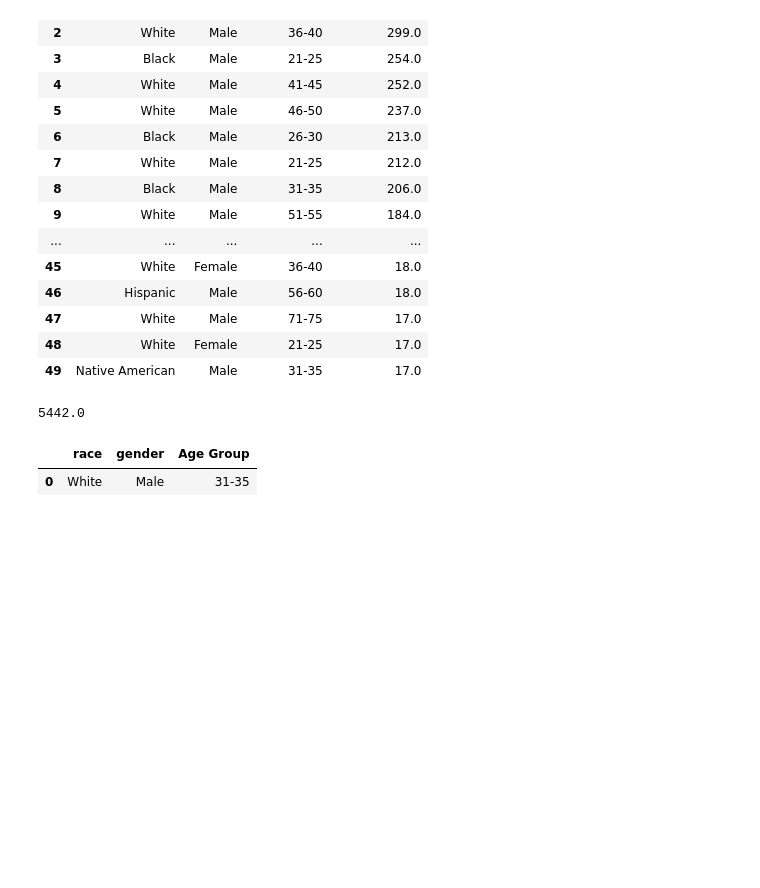
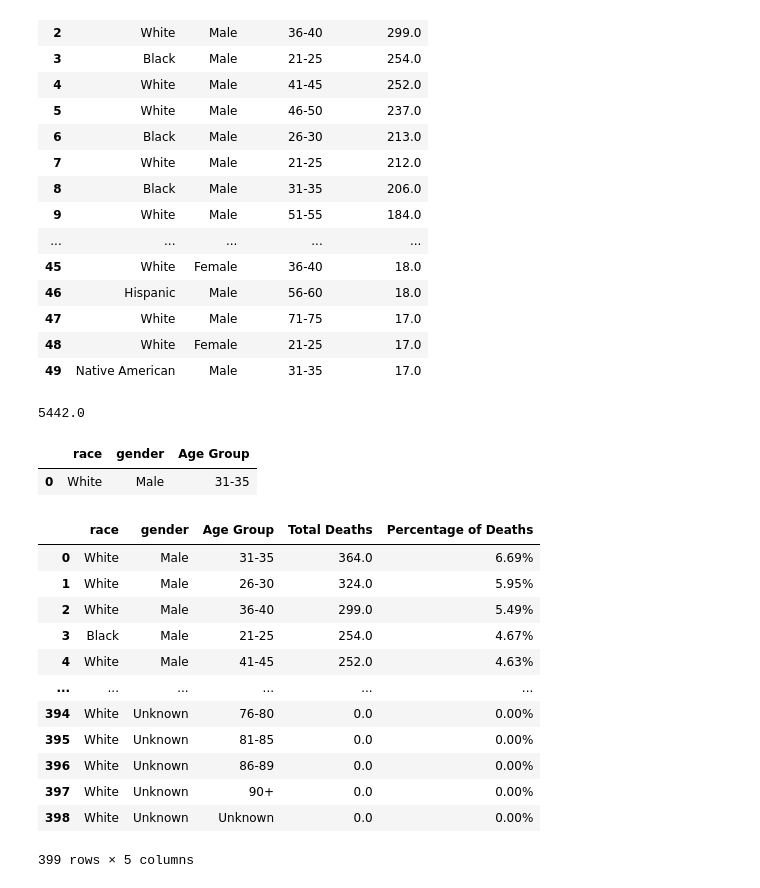
Before and after one commit to szerpa17/fatal-police-shootings, a Jupyter notebook: Brynn_demographic_data_exploration.ipynb, the cells around one changed output. Saved outputs shown, nothing was run; the diff lists cells and outputs as text; code cells hidden in the pictures; blank space fills up the shorter version.

```diff
--- a/Brynn_demographic_data_exploration.ipynb
+++ b/Brynn_demographic_data_exploration.ipynb
@@ -383,0 +382,25 @@ top_demo_clean2.head(1)
+# %%
+# Calculate totals and percentage for gender, race, and age group
+top_demo_clean1["Total Deaths"]= top_demo_clean1["Total Deaths"].fillna(0)
+top_demo_clean1["Percentage of Deaths"]= (top_demo_clean1["Total Deaths"]/total_deaths) * 100
+
+# Clean/format
+
+top_demo_clean1["Percentage of Deaths"] = top_demo_clean1["Percentage of Deaths"].map('{0:,.2f}%'.format)
+
+# Display
+top_demo_clean1
+# %% [output]
+|  | race | gender | Age Group | Total Deaths | Percentage of Deaths |
+| 0 | White | Male | 31-35 | 364.0 | 6.69% |
+| 1 | White | Male | 26-30 | 324.0 | 5.95% |
+| 2 | White | Male | 36-40 | 299.0 | 5.49% |
+| 3 | Black | Male | 21-25 | 254.0 | 4.67% |
+| 4 | White | Male | 41-45 | 252.0 | 4.63% |
+| ... | ... | ... | ... | ... | ... |
+| 394 | White | Unknown | 76-80 | 0.0 | 0.00% |
+| 395 | White | Unknown | 81-85 | 0.0 | 0.00% |
+| 396 | White | Unknown | 86-89 | 0.0 | 0.00% |
+| 397 | White | Unknown | 90+ | 0.0 | 0.00% |
+| 398 | White | Unknown | Unknown | 0.0 | 0.00% |
+399 rows × 5 columns
```
Also changed, not shown: parts of 2 cells of this notebook.
